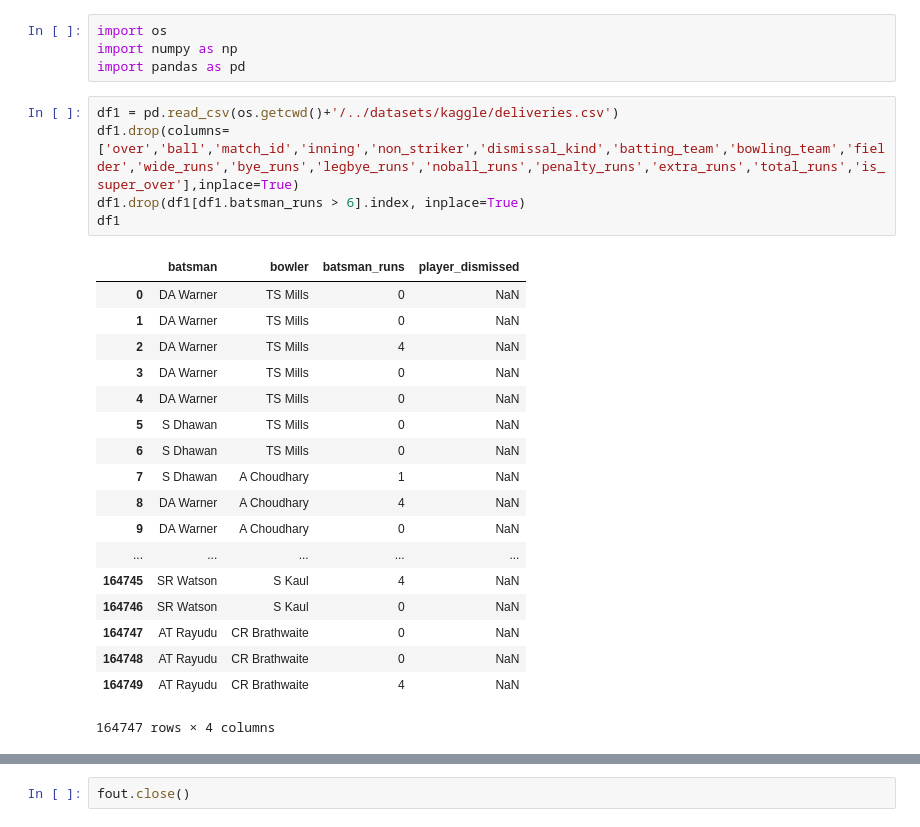
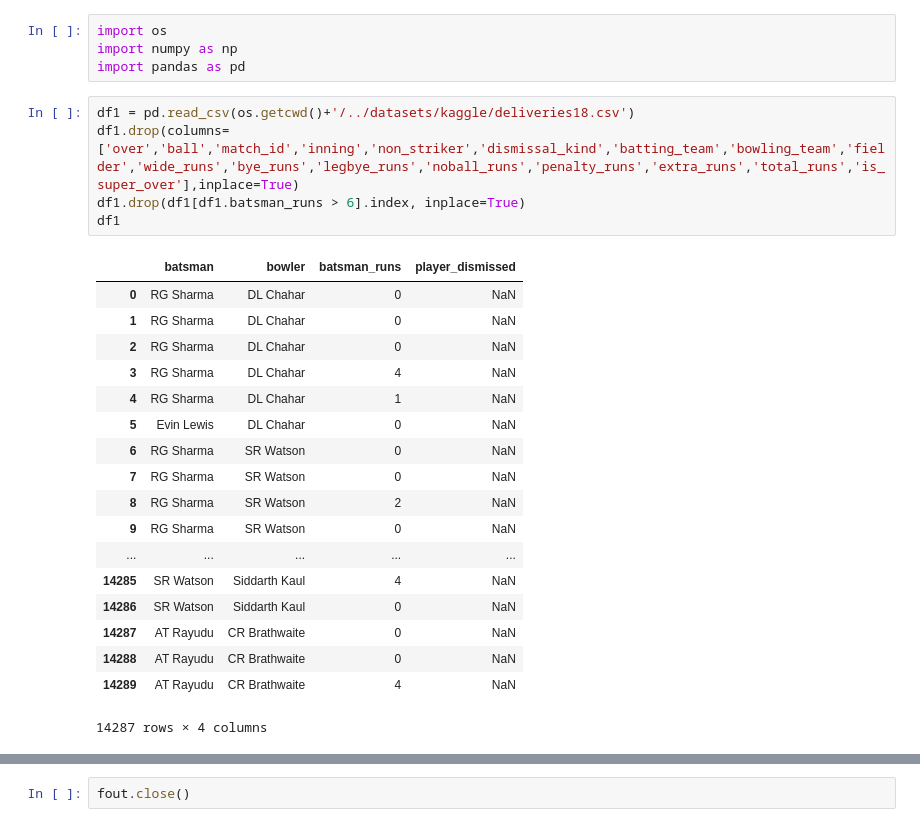
Before and after one commit to mayankmetha/ipl-2k19-prediction, a Jupyter notebook: pvp/runsTable.ipynb, the cells around one changed output, grey strips where cells are left out. Drawn from its saved outputs; the diff is of its cells as text.

```diff
--- a/pvp/runsTable.ipynb
+++ b/pvp/runsTable.ipynb
@@ -3,28 +3,28 @@ import os
 import numpy as np
 import pandas as pd
 # %%
-df1 = pd.read_csv(os.getcwd()+'/../datasets/kaggle/deliveries.csv')
+df1 = pd.read_csv(os.getcwd()+'/../datasets/kaggle/deliveries18.csv')
 df1.drop(columns=['over','ball','match_id','inning','non_striker','dismissal_kind','batting_team','bowling_team','fielder','wide_runs','bye_runs','legbye_runs','noball_runs','penalty_runs','extra_runs','total_runs','is_super_over'],inplace=True)
 df1.drop(df1[df1.batsman_runs > 6].index, inplace=True)
 df1
 # %% [output]
 |  | batsman | bowler | batsman_runs | player_dismissed |
-| 0 | DA Warner | TS Mills | 0 | NaN |
-| 1 | DA Warner | TS Mills | 0 | NaN |
-| 2 | DA Warner | TS Mills | 4 | NaN |
-| 3 | DA Warner | TS Mills | 0 | NaN |
-| 4 | DA Warner | TS Mills | 0 | NaN |
-| 5 | S Dhawan | TS Mills | 0 | NaN |
-| 6 | S Dhawan | TS Mills | 0 | NaN |
-| 7 | S Dhawan | A Choudhary | 1 | NaN |
-| 8 | DA Warner | A Choudhary | 4 | NaN |
-| 9 | DA Warner | A Choudhary | 0 | NaN |
+| 0 | RG Sharma | DL Chahar | 0 | NaN |
+| 1 | RG Sharma | DL Chahar | 0 | NaN |
+| 2 | RG Sharma | DL Chahar | 0 | NaN |
+| 3 | RG Sharma | DL Chahar | 4 | NaN |
+| 4 | RG Sharma | DL Chahar | 1 | NaN |
+| 5 | Evin Lewis | DL Chahar | 0 | NaN |
+| 6 | RG Sharma | SR Watson | 0 | NaN |
+| 7 | RG Sharma | SR Watson | 0 | NaN |
+| 8 | RG Sharma | SR Watson | 2 | NaN |
+| 9 | RG Sharma | SR Watson | 0 | NaN |
 | ... | ... | ... | ... | ... |
-| 164745 | SR Watson | S Kaul | 4 | NaN |
-| 164746 | SR Watson | S Kaul | 0 | NaN |
-| 164747 | AT Rayudu | CR Brathwaite | 0 | NaN |
-| 164748 | AT Rayudu | CR Brathwaite | 0 | NaN |
-| 164749 | AT Rayudu | CR Brathwaite | 4 | NaN |
+| 14285 | SR Watson | Siddarth Kaul | 4 | NaN |
+| 14286 | SR Watson | Siddarth Kaul | 0 | NaN |
+| 14287 | AT Rayudu | CR Brathwaite | 0 | NaN |
+| 14288 | AT Rayudu | CR Brathwaite | 0 | NaN |
+| 14289 | AT Rayudu | CR Brathwaite | 4 | NaN |
-164747 rows × 4 columns
+14287 rows × 4 columns
 # %%
 columns=['batsmen','bowler','0s','1s','2s','3s','4s','5s','6s','balls','wickets']
```
Also changed, not shown: parts of 2 cells of this notebook, 8 other files.
